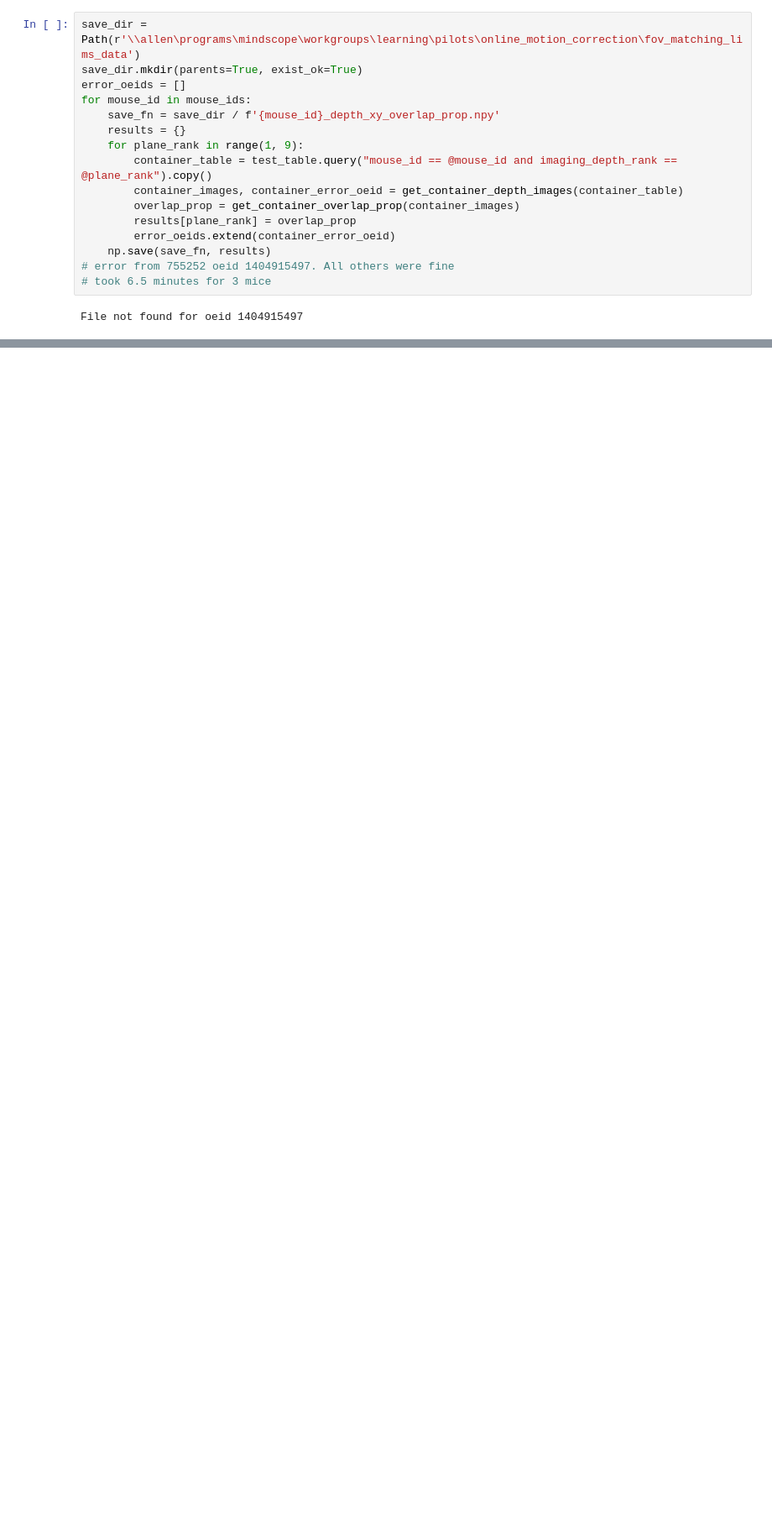
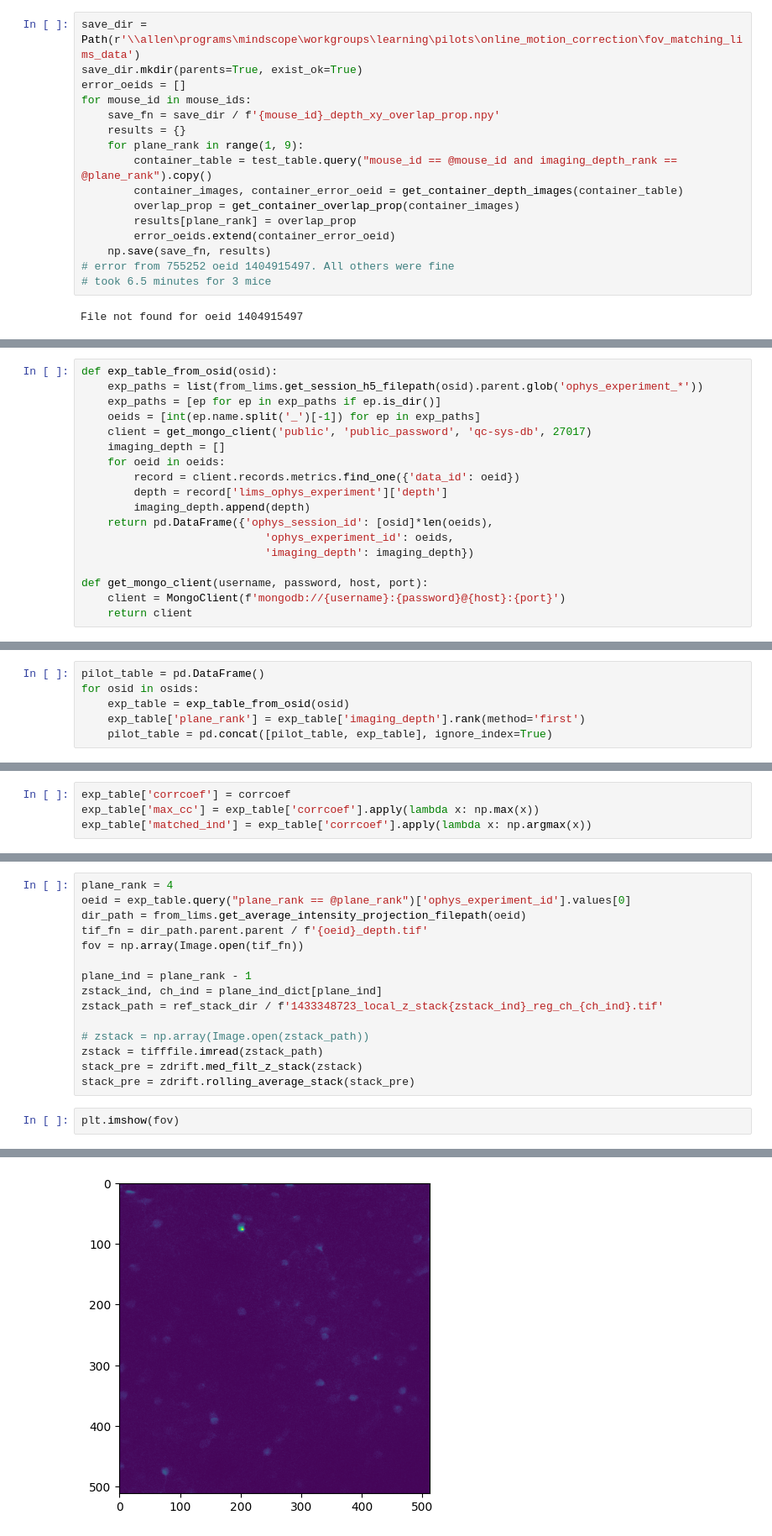
Before and after one commit to AllenNeuralDynamics/lamf_analysis_lims, a Jupyter notebook: pilot_data_analysis/online_motion_correction/250530_fov_matching_quantification.ipynb, the cells around one changed output, grey strips where cells are left out. Shown at 84% size. Saved outputs shown, nothing was run; the diff lists cells and outputs as text; blank space fills up the shorter version.

```diff
--- a/pilot_data_analysis/online_motion_correction/250530_fov_matching_quantification.ipynb
+++ b/pilot_data_analysis/online_motion_correction/250530_fov_matching_quantification.ipynb
@@ -213,0 +405,18 @@ zstack_reg = register_local_z_stack
+# %%
+def exp_table_from_osid(osid):
+    exp_paths = list(from_lims.get_session_h5_filepath(osid).parent.glob('ophys_experiment_*'))
+    exp_paths = [ep for ep in exp_paths if ep.is_dir()]
+    oeids = [int(ep.name.split('_')[-1]) for ep in exp_paths]
+    client = get_mongo_client('public', 'public_password', 'qc-sys-db', 27017)
+    imaging_depth = []
+    for oeid in oeids:
+        record = client.records.metrics.find_one({'data_id': oeid})
+        depth = record['lims_ophys_experiment']['depth']
+        imaging_depth.append(depth)
+    return pd.DataFrame({'ophys_session_id': [osid]*len(oeids),
+                            'ophys_experiment_id': oeids,
+                            'imaging_depth': imaging_depth})
+
+def get_mongo_client(username, password, host, port):
+    client = MongoClient(f'mongodb://{username}:{password}@{host}:{port}')
+    return client
@@ -213,0 +432,6 @@ zstack_reg = register_local_z_stack
+# %%
+pilot_table = pd.DataFrame()
+for osid in osids:
+    exp_table = exp_table_from_osid(osid)
+    exp_table['plane_rank'] = exp_table['imaging_depth'].rank(method='first')
+    pilot_table = pd.concat([pilot_table, exp_table], ignore_index=True)
@@ -213,0 +506,4 @@ zstack_reg = register_local_z_stack
+# %%
+exp_table['corrcoef'] = corrcoef
+exp_table['max_cc'] = exp_table['corrcoef'].apply(lambda x: np.max(x))
+exp_table['matched_ind'] = exp_table['corrcoef'].apply(lambda x: np.argmax(x))
@@ -213,0 +522,18 @@ zstack_reg = register_local_z_stack
+# %%
+plane_rank = 4
+oeid = exp_table.query("plane_rank == @plane_rank")['ophys_experiment_id'].values[0]
+dir_path = from_lims.get_average_intensity_projection_filepath(oeid)
+tif_fn = dir_path.parent.parent / f'{oeid}_depth.tif'
+fov = np.array(Image.open(tif_fn))
+
+plane_ind = plane_rank - 1
+zstack_ind, ch_ind = plane_ind_dict[plane_ind]
+zstack_path = ref_stack_dir / f'1433348723_local_z_stack{zstack_ind}_reg_ch_{ch_ind}.tif'
+
+# zstack = np.array(Image.open(zstack_path))
+zstack = tifffile.imread(zstack_path)
+stack_pre = zdrift.med_filt_z_stack(zstack)
+stack_pre = zdrift.rolling_average_stack(stack_pre)
+# %%
+plt.imshow(fov)
+# %% [output]
@@ -213,0 +541 @@ zstack_reg = register_local_z_stack
+[figure, added]
```
Also changed, not shown: parts of 45 cells of this notebook, 4 other files.
